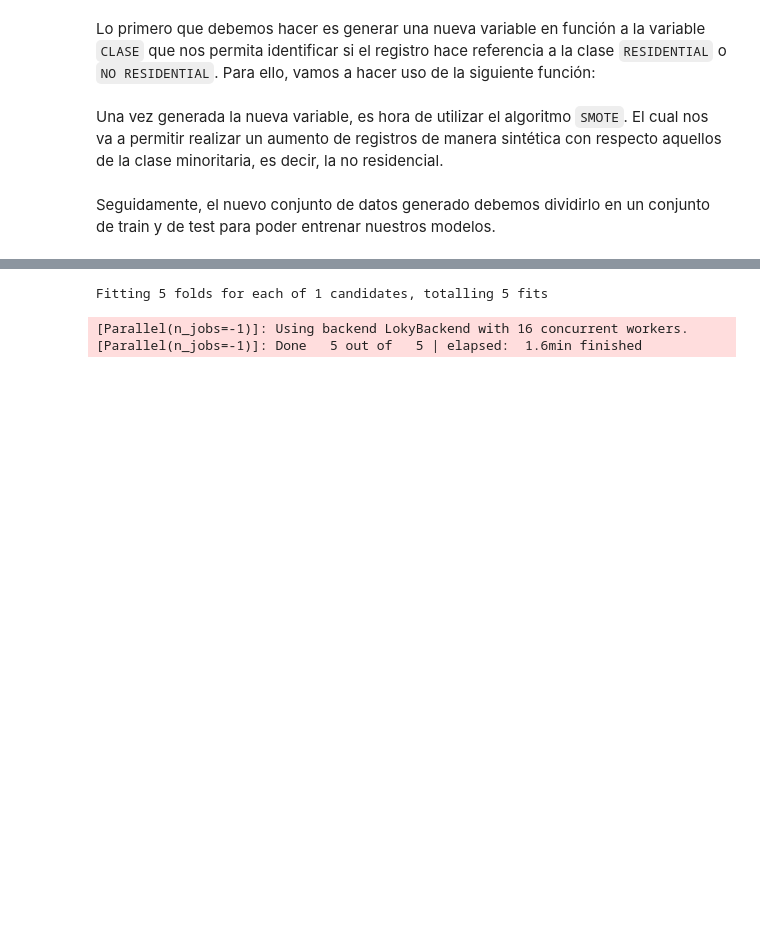
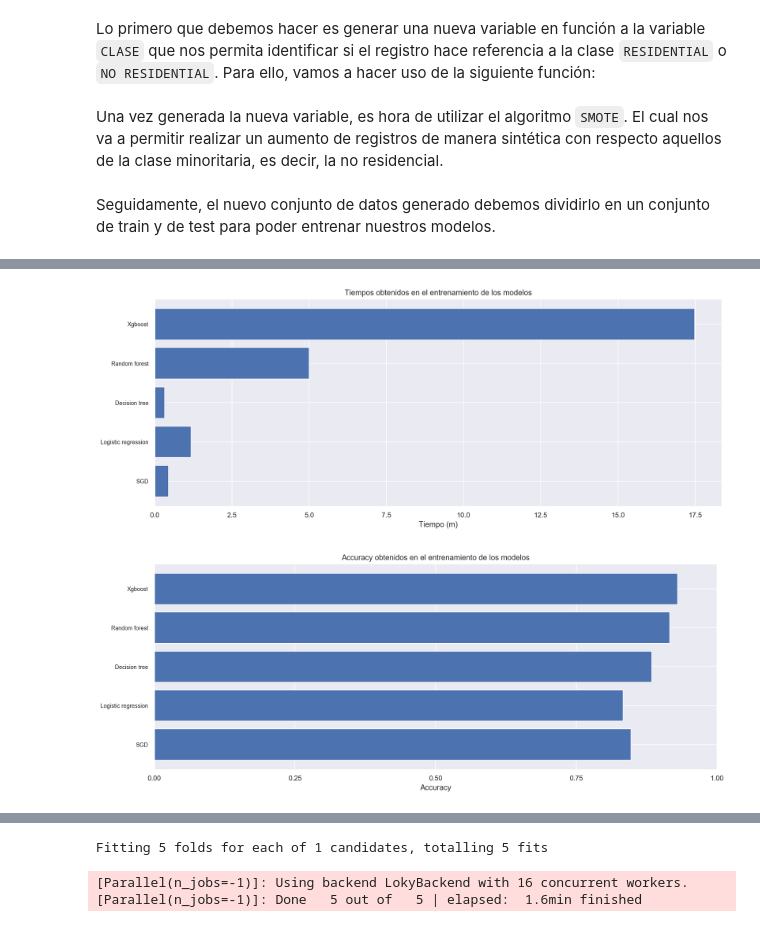
Before and after one commit to cifucg/minsait_land_classification, a Jupyter notebook: Analisis Exploratorio (FINAL).ipynb, the cells around one changed output, grey strips where cells are left out. Drawn from its saved outputs; the diff is of its cells as text; code cells hidden in the pictures; blank space fills up the shorter version.

Commit message:
Añadir gridsearch para todos los modelos y analisis

```diff
--- a/Analisis Exploratorio (FINAL).ipynb
+++ b/Analisis Exploratorio (FINAL).ipynb
@@ -793,0 +908,9 @@ Además, los parámetros que hemos incluido en cada uno de los _GridSearchCV_ so
+# %%
+times = []
+accuracies = []
+for m in models:
+    time = np.round(results[m]["time"]/60, 3)
+    accuracy = np.round(results[m]["score"], 3)
+    print(f'Para el modelo \033[1m{m}\033[0m el tiempo es: \033[1m{time}\033[0m minutos y el score obtenido es: \033[1m{accuracy}\033[0m')
+    times.append(time)
+    accuracies.append(accuracy)
@@ -793,0 +923,18 @@ Además, los parámetros que hemos incluido en cada uno de los _GridSearchCV_ so
+# %%
+plt.figure(figsize=(16,6))
+plt.title("Tiempos obtenidos en el entrenamiento de los modelos")
+plt.barh(range(len(times)), times, align='center')
+plt.yticks(range(len(models)), models, fontsize=9)
+plt.xlabel('Tiempo (m)')
+plt.show()
+
+plt.figure(figsize=(16,6))
+plt.title("Accuracy obtenidos en el entrenamiento de los modelos")
+plt.barh(range(len(accuracies)), accuracies, align='center')
+plt.yticks(range(len(models)), models, fontsize=9)
+plt.xticks(np.linspace(0,1,5))
+plt.xlabel('Accuracy')
+plt.show()
+# %% [output]
+[figure, added]
+[figure, added]
```
Also changed, not shown: parts of 16 cells of this notebook.
